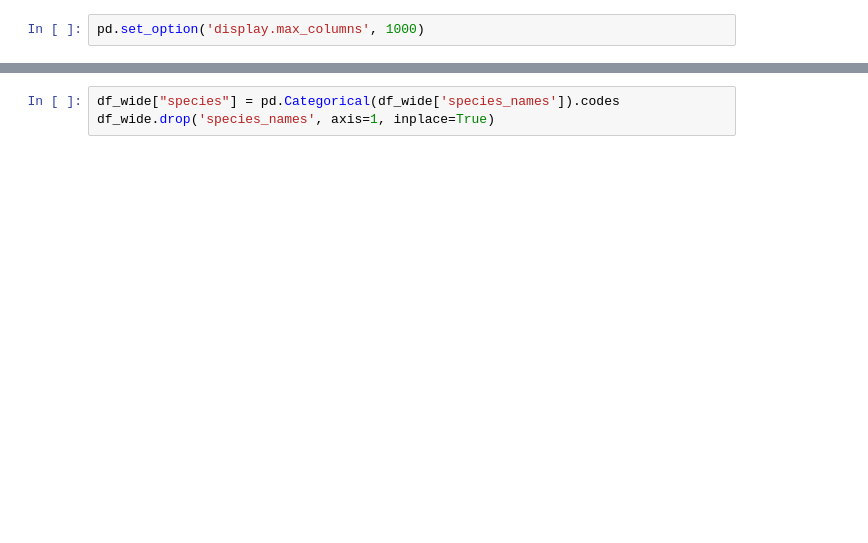
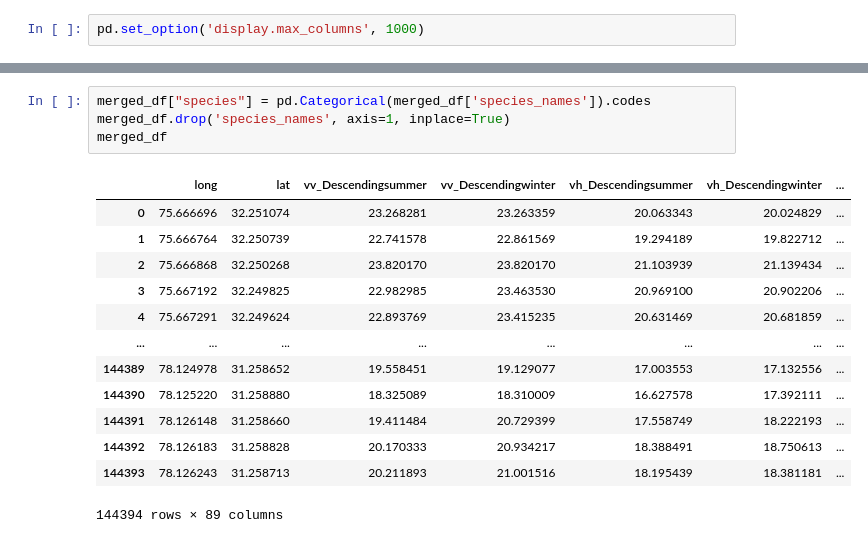
Before and after one commit to ewannthomas/species-distribution-satellite, a Jupyter notebook: src/make_model_df.ipynb, the cells around one changed output, grey strips where cells are left out. Cells and saved outputs as stored; diff of their text form; blank space fills up the shorter version.

```diff
--- a/src/make_model_df.ipynb
+++ b/src/make_model_df.ipynb
@@ -230,5 +81,20 @@ if not species_dict_path.exists():
     with open(species_dict_path, 'w') as json_file:
         json.dump(species_dict, json_file, indent=4)
 # %%
-df_wide["species"] = pd.Categorical(df_wide['species_names']).codes
-df_wide.drop('species_names', axis=1, inplace=True)
+merged_df["species"] = pd.Categorical(merged_df['species_names']).codes
+merged_df.drop('species_names', axis=1, inplace=True)
+merged_df
+# %% [output]
+|  | long | lat | vv_Descendingsummer | vv_Descendingwinter | vh_Descendingsummer | vh_Descendingwinter | ... |
+| 0 | 75.666696 | 32.251074 | 23.268281 | 23.263359 | 20.063343 | 20.024829 | ... |
+| 1 | 75.666764 | 32.250739 | 22.741578 | 22.861569 | 19.294189 | 19.822712 | ... |
+| 2 | 75.666868 | 32.250268 | 23.820170 | 23.820170 | 21.103939 | 21.139434 | ... |
+| 3 | 75.667192 | 32.249825 | 22.982985 | 23.463530 | 20.969100 | 20.902206 | ... |
+| 4 | 75.667291 | 32.249624 | 22.893769 | 23.415235 | 20.631469 | 20.681859 | ... |
+| ... | ... | ... | ... | ... | ... | ... | ... |
+| 144389 | 78.124978 | 31.258652 | 19.558451 | 19.129077 | 17.003553 | 17.132556 | ... |
+| 144390 | 78.125220 | 31.258880 | 18.325089 | 18.310009 | 16.627578 | 17.392111 | ... |
+| 144391 | 78.126148 | 31.258660 | 19.411484 | 20.729399 | 17.558749 | 18.222193 | ... |
+| 144392 | 78.126183 | 31.258828 | 20.170333 | 20.934217 | 18.388491 | 18.750613 | ... |
+| 144393 | 78.126243 | 31.258713 | 20.211893 | 21.001516 | 18.195439 | 18.381181 | ... |
+144394 rows × 89 columns
```
Also changed, not shown: parts of 20 cells of this notebook, 8 other files.
